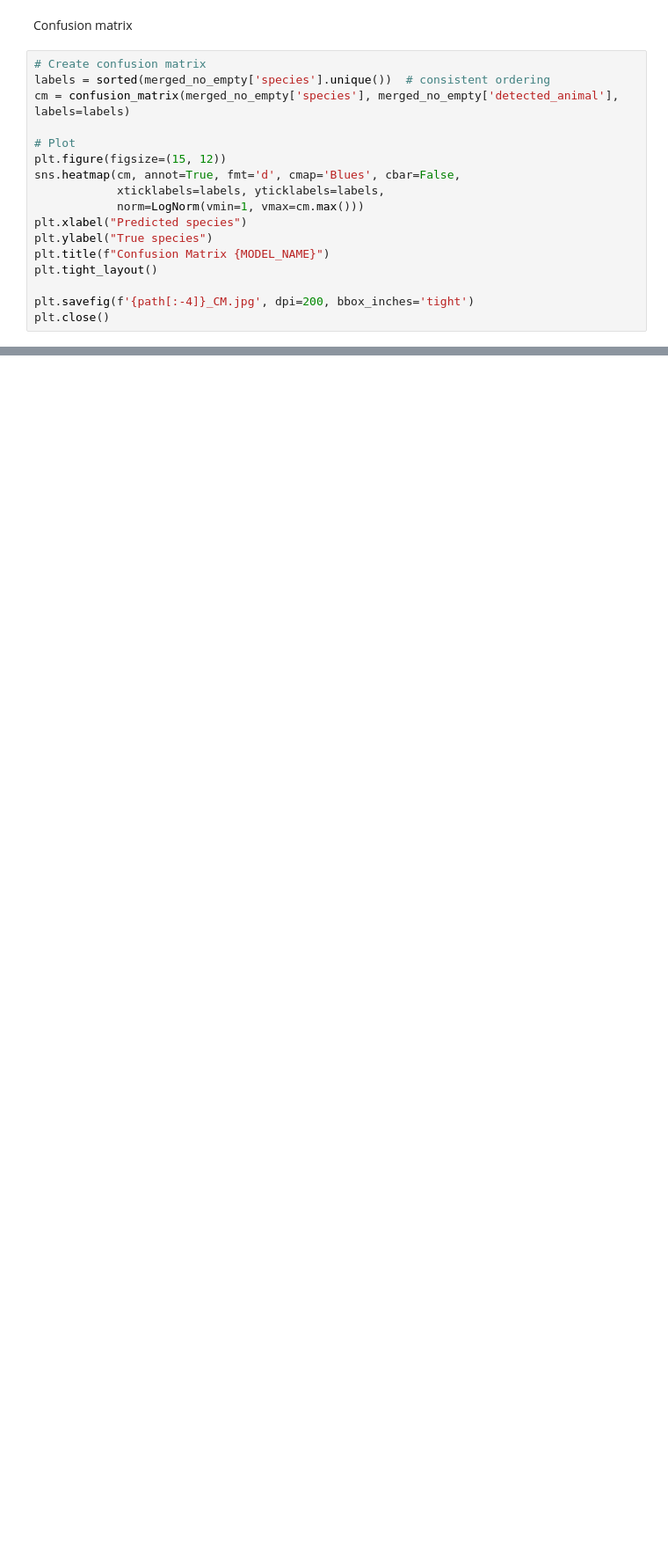
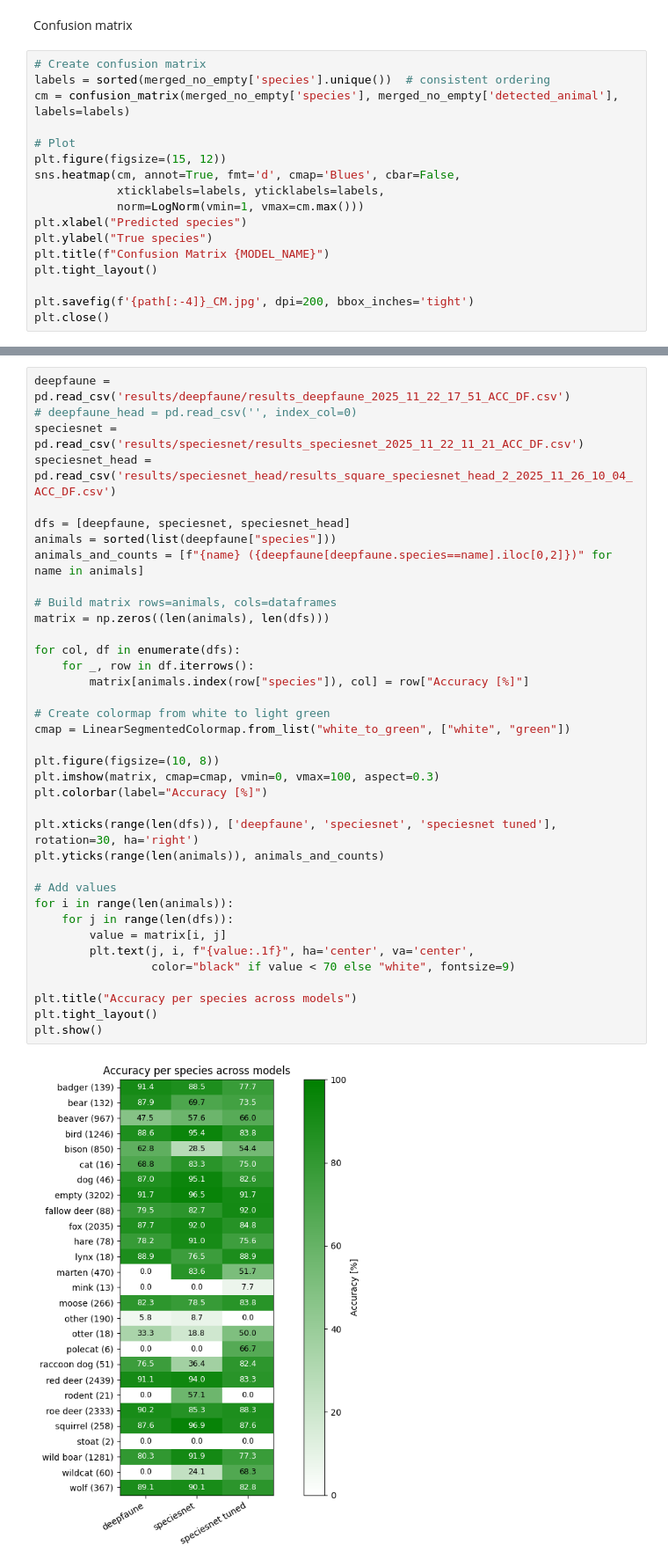
Before and after one commit to PLKplkPLK/mgr, a Jupyter notebook: 4_statistics_plots.ipynb, the cells around one changed output, grey strips where cells are left out. Shown at 88% size. Saved outputs shown, nothing was run; the diff lists cells and outputs as text; blank space fills up the shorter version.

```diff
--- a/4_statistics_plots.ipynb
+++ b/4_statistics_plots.ipynb
@@ -98,0 +109,39 @@ plt.close()
+# %%
+deepfaune = pd.read_csv('results/deepfaune/results_deepfaune_2025_11_22_17_51_ACC_DF.csv')
+# deepfaune_head = pd.read_csv('', index_col=0)
+speciesnet = pd.read_csv('results/speciesnet/results_speciesnet_2025_11_22_11_21_ACC_DF.csv')
+speciesnet_head = pd.read_csv('results/speciesnet_head/results_square_speciesnet_head_2_2025_11_26_10_04_ACC_DF.csv')
+
+dfs = [deepfaune, speciesnet, speciesnet_head]
+animals = sorted(list(deepfaune["species"]))
+animals_and_counts = [f"{name} ({deepfaune[deepfaune.species==name].iloc[0,2]})" for name in animals]
+
+# Build matrix rows=animals, cols=dataframes
+matrix = np.zeros((len(animals), len(dfs)))
+
+for col, df in enumerate(dfs):
+    for _, row in df.iterrows():
+        matrix[animals.index(row["species"]), col] = row["Accuracy [%]"]
+
+# Create colormap from white to light green
+cmap = LinearSegmentedColormap.from_list("white_to_green", ["white", "green"])
+
+plt.figure(figsize=(10, 8))
+plt.imshow(matrix, cmap=cmap, vmin=0, vmax=100, aspect=0.3)
+plt.colorbar(label="Accuracy [%]")
+
+plt.xticks(range(len(dfs)), ['deepfaune', 'speciesnet', 'speciesnet tuned'], rotation=30, ha='right')
+plt.yticks(range(len(animals)), animals_and_counts)
+
+# Add values
+for i in range(len(animals)):
+    for j in range(len(dfs)):
+        value = matrix[i, j]
+        plt.text(j, i, f"{value:.1f}", ha='center', va='center',
+                 color="black" if value < 70 else "white", fontsize=9)
+
+plt.title("Accuracy per species across models")
+plt.tight_layout()
+plt.show()
+# %% [output]
+[figure, added]
```
Also changed, not shown: parts of 6 cells of this notebook, 19 other files.
